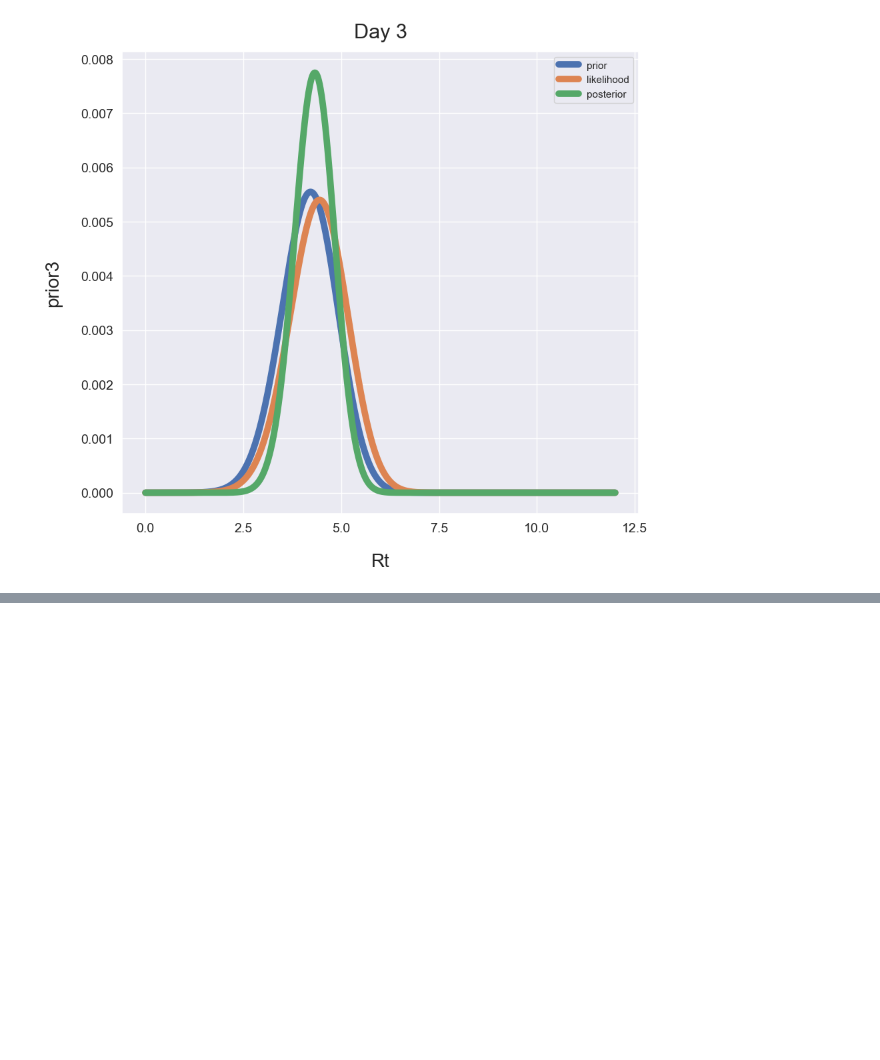
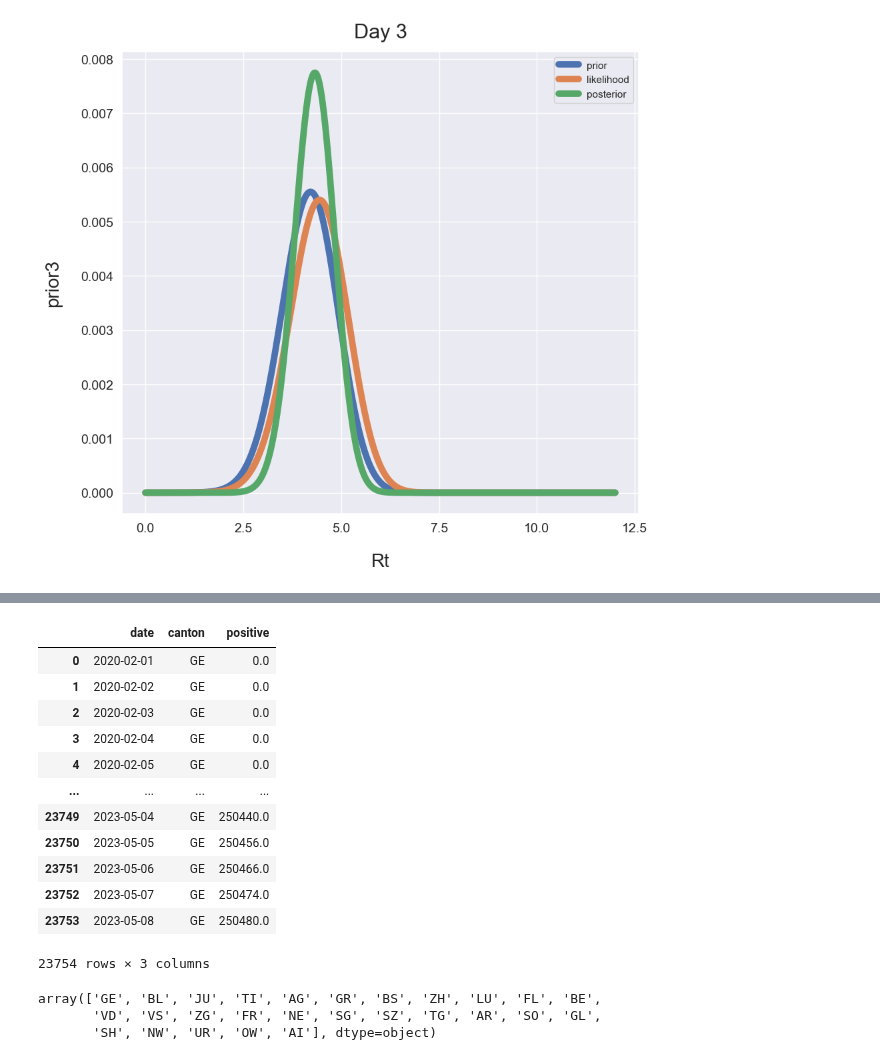
Before and after one commit to mikjf/statistics_and_experimental_design, a Jupyter notebook: covid_Rt_estimation.ipynb, the cells around one changed output, grey strips where cells are left out. Saved outputs shown, nothing was run; the diff lists cells and outputs as text; code cells hidden in the pictures; blank space fills up the shorter version.

Commit message:
covid exercise

```diff
--- a/covid_Rt_estimation.ipynb
+++ b/covid_Rt_estimation.ipynb
@@ -316,0 +323,3 @@ p1.set_xlabel("Rt", fontdict = {'fontsize': 20}, labelpad = 20);
+# %%
+# get data from url
+url = 'https://raw.githubusercontent.com/openZH/covid_19/master/COVID19_Fallzahlen_CH_total.csv'
@@ -316,0 +337,32 @@ p1.set_xlabel("Rt", fontdict = {'fontsize': 20}, labelpad = 20);
+# %%
+# convert date dtype object into datetime dtype
+swiss['date'] = pd.to_datetime(swiss['date'], format = "%Y-%m-%d")
+
+# sort by date
+swiss.sort_values(by = 'date', inplace = True)
+
+# rename columns
+swiss.columns = ['date', 'canton', 'positive']
+
+# visualize df
+swiss
+# %% [output]
+|  | date | canton | positive |
+| 0 | 2020-02-01 | GE | 0.0 |
+| 1 | 2020-02-02 | GE | 0.0 |
+| 2 | 2020-02-03 | GE | 0.0 |
+| 3 | 2020-02-04 | GE | 0.0 |
+| 4 | 2020-02-05 | GE | 0.0 |
+| ... | ... | ... | ... |
+| 23749 | 2023-05-04 | GE | 250440.0 |
+| 23750 | 2023-05-05 | GE | 250456.0 |
+| 23751 | 2023-05-06 | GE | 250466.0 |
+| 23752 | 2023-05-07 | GE | 250474.0 |
+| 23753 | 2023-05-08 | GE | 250480.0 |
+23754 rows × 3 columns
+# %%
+swiss['canton'].unique()
+# %% [output]
+array(['GE', 'BL', 'JU', 'TI', 'AG', 'GR', 'BS', 'ZH', 'LU', 'FL', 'BE',
+       'VD', 'VS', 'ZG', 'FR', 'NE', 'SG', 'SZ', 'TG', 'AR', 'SO', 'GL',
+       'SH', 'NW', 'UR', 'OW', 'AI'], dtype=object)
```
Also changed, not shown: parts of 16 cells of this notebook.
